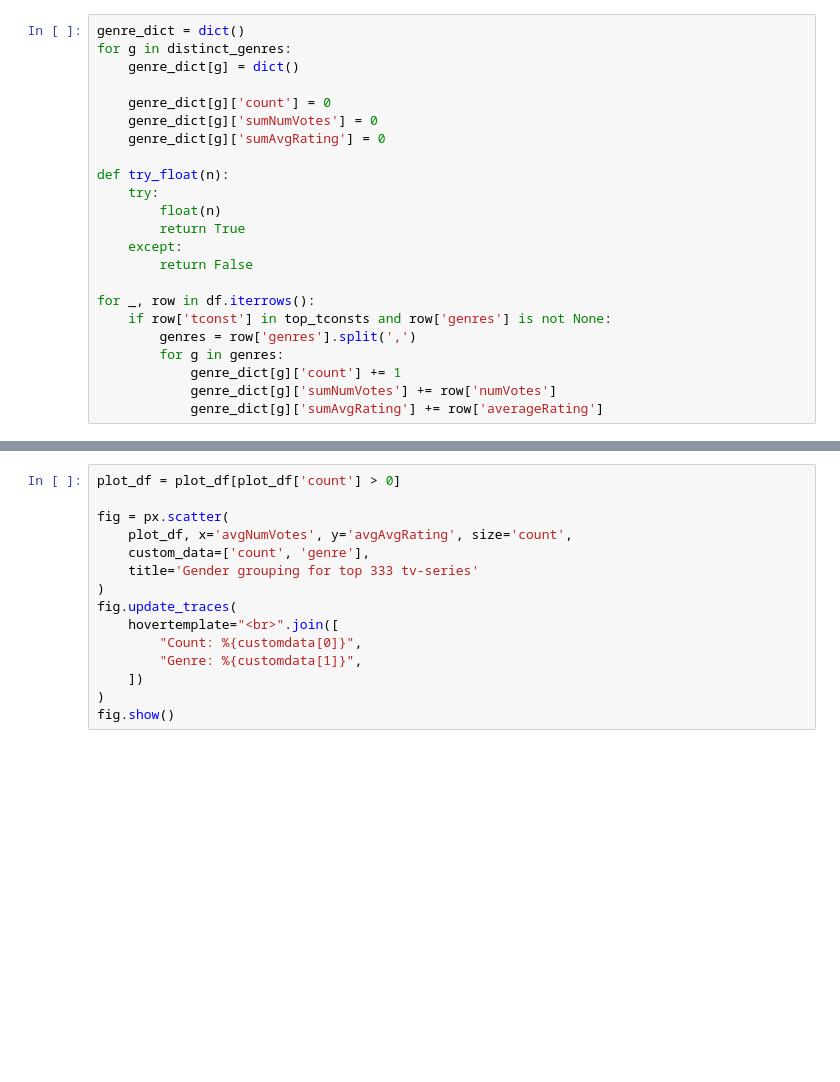
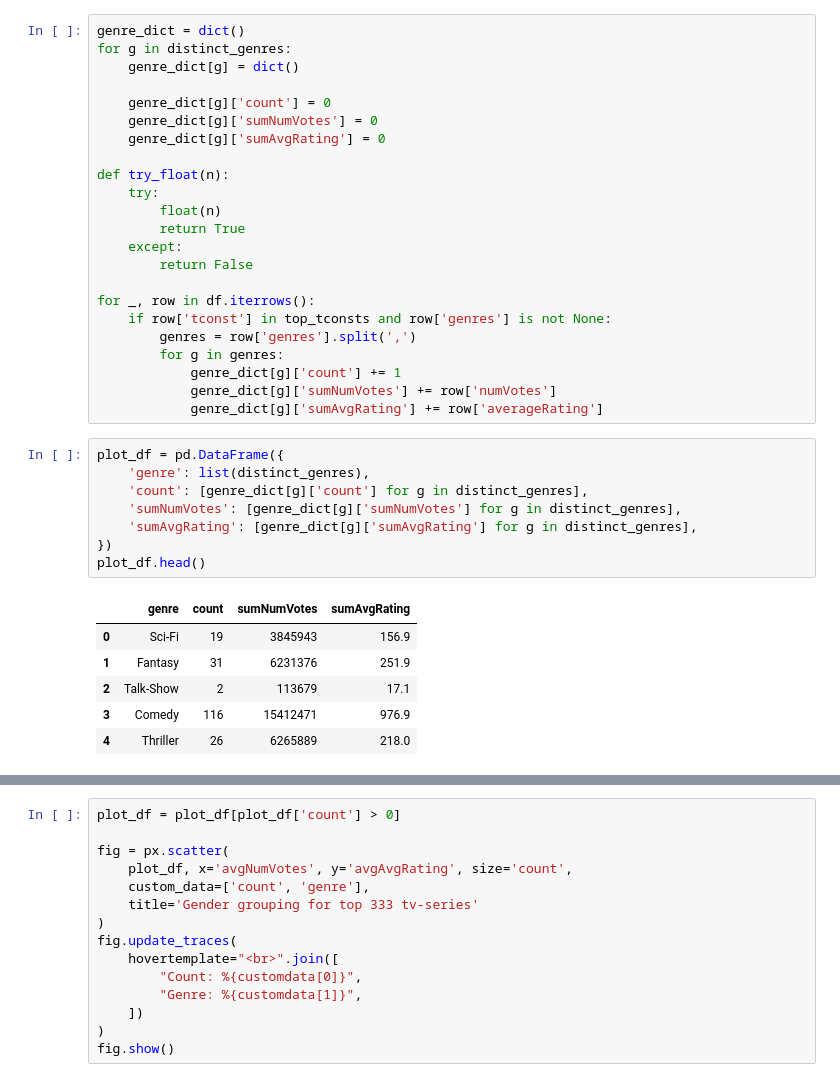
Before and after one commit to MBorgesT/DataVisProject, a Jupyter notebook: eda/genres.ipynb, the cells around one changed output, grey strips where cells are left out. Saved outputs shown, nothing was run; the diff lists cells and outputs as text; blank space fills up the shorter version.

```diff
--- a/eda/genres.ipynb
+++ b/eda/genres.ipynb
@@ -192,6 +192,21 @@ for _, row in df.iterrows():
             genre_dict[g]['count'] += 1
             genre_dict[g]['sumNumVotes'] += row['numVotes']
             genre_dict[g]['sumAvgRating'] += row['averageRating']
+# %%
+plot_df = pd.DataFrame({
+    'genre': list(distinct_genres),
+    'count': [genre_dict[g]['count'] for g in distinct_genres],
+    'sumNumVotes': [genre_dict[g]['sumNumVotes'] for g in distinct_genres],
+    'sumAvgRating': [genre_dict[g]['sumAvgRating'] for g in distinct_genres],
+})
+plot_df.head()
+# %% [output]
+|  | genre | count | sumNumVotes | sumAvgRating |
+| 0 | Sci-Fi | 19 | 3845943 | 156.9 |
+| 1 | Fantasy | 31 | 6231376 | 251.9 |
+| 2 | Talk-Show | 2 | 113679 | 17.1 |
+| 3 | Comedy | 116 | 15412471 | 976.9 |
+| 4 | Thriller | 26 | 6265889 | 218.0 |
 # %%
 plot_df['avgNumVotes'] = plot_df.apply(lambda x: x['sumNumVotes'] / x['count'] if x['count'] > 0 else 0, axis=1)
 plot_df['avgAvgRating'] = plot_df.apply(lambda x: x['sumAvgRating'] / x['count'] if x['count'] > 0 else 0, axis=1)
```
Also changed, not shown: parts of 1 cell of this notebook.
